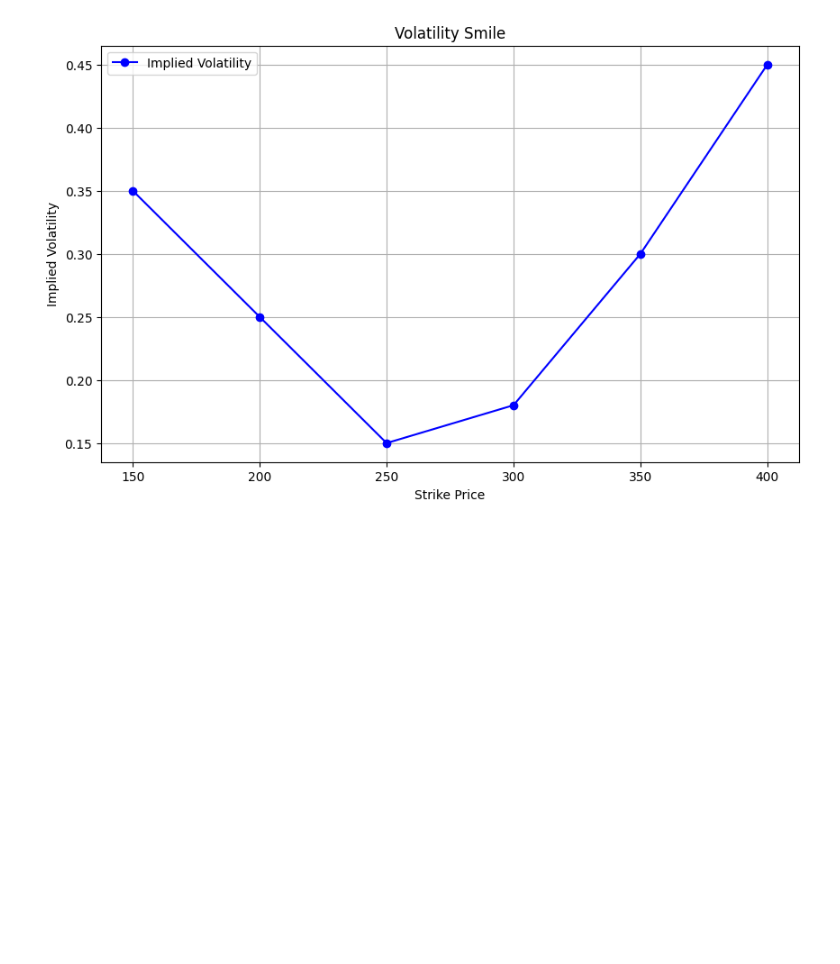
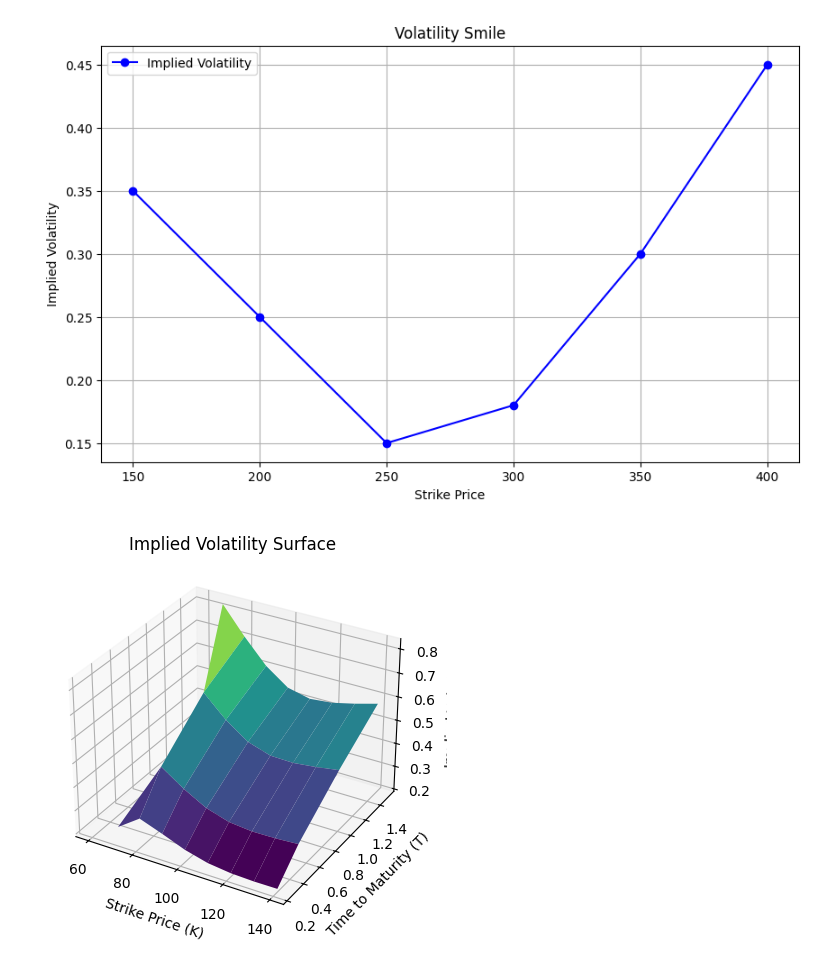
Before and after one commit to Alando-Kevin/computational-methods-in-finance, a Jupyter notebook: test.ipynb, the cells around one changed output. Drawn from its saved outputs; the diff is of its cells as text; code cells hidden in the pictures; blank space fills up the shorter version.

```diff
--- a/test.ipynb
+++ b/test.ipynb
@@ -72,3 +72,94 @@ plt.legend()
 plt.show()
 # %% [output]
 [figure]
+# %%
+import numpy as np
+import scipy.optimize as opt
+from scipy.stats import norm
+import matplotlib.pyplot as plt
+
+# Given data
+S = 100  # Current index price
+r = 0.03  # Interest rate
+strikes = np.array([60, 70, 80, 90, 100, 110, 120, 130, 140])
+maturities = np.array([0.25, 0.5, 1.0, 1.5])
+call_prices = np.array([
+    [40.2844, 42.4249, 50.8521, 59.1664],
+    [30.5281, 33.5355, 42.6656, 51.2181],
+    [21.0415, 24.9642, 34.4358, 42.9436],
+    [12.2459, 16.9652, 26.4453, 34.7890],
+    [5.2025, 10.1717, 19.4706, 27.8938],
+    [1.3448, 5.4318, 14.4225, 23.3305],
+    [0.2052, 2.7647, 11.2103, 20.7206],
+    [0.0216, 1.4204, 9.1497, 19.1828],
+    [0.0019, 0.7542, 7.7410, 18.1858]
+])
+
+# Black-Scholes Call Option Pricing Formula
+def black_scholes_call(S, K, T, r, sigma):
+    if sigma <= 0 or T <= 0:
+        return np.nan  # Return NaN for non-positive sigma or T
+
+    d1 = (np.log(S / K) + (r + 0.5 * sigma**2) * T) / (sigma * np.sqrt(T))
+    d2 = d1 - sigma * np.sqrt(T)
+    call_price = S * norm.cdf(d1) - K * np.exp(-r * T) * norm.cdf(d2)
+    return call_price
+
+# Vega function: derivative of call price with respect to volatility
+def vega(S, K, T, r, sigma):
+    if sigma <= 0 or T <= 0:
+        return np.nan  # Return NaN for non-positive sigma or T
+
+    d1 = (np.log(S / K) + (r + 0.5 * sigma**2) * T) / (sigma * np.sqrt(T))
+    vega = S * norm.pdf(d1) * np.sqrt(T)
+    return vega
+
+# Implied volatility using Newton-Raphson method
+def implied_volatility_newton(C_market, S, K, T, r, tol=1e-6, max_iter=100):
+    sigma = 0.2  # Initial guess for volatility
+    epsilon = 1e-8  # Small epsilon to prevent division by zero
+
+    for i in range(max_iter):
+        price = black_scholes_call(S, K, T, r, sigma)
+        vega_value = vega(S, K, T, r, sigma)
+
+        # Check for valid vega_value to avoid division by zero
+        if np.isnan(price) or np.isnan(vega_value) or vega_value < epsilon:
+            return np.nan
+
+        price_diff = price - C_market
+
+        # Update step
+        sigma_new = sigma - price_diff / vega_value
+
+        # Check for convergence
+        if abs(sigma_new - sigma) < tol:
+            return sigma_new
+
+        sigma = sigma_new
+
+    # If convergence not reached, return NaN
+    return np.nan
+
+# Compute implied volatilities using Newton-Raphson
+implied_vols = np.zeros(call_prices.shape)
+
+for i, K in enumerate(strikes):
+    for j, T in enumerate(maturities):
+        implied_vols[i, j] = implied_volatility_newton(call_prices[i, j], S, K, T, r)
+
+# Plotting the volatility surface without interpolation
+K_grid, T_grid = np.meshgrid(strikes, maturities)
+
+fig = plt.figure()
+ax = fig.add_subplot(111, projection='3d')
+
+ax.plot_surface(K_grid, T_grid, implied_vols.T, cmap='viridis')
+ax.set_xlabel('Strike Price (K)')
+ax.set_ylabel('Time to Maturity (T)')
+ax.set_zlabel('Implied Volatility')
+ax.set_title('Implied Volatility Surface')
+
+plt.show()
+# %% [output]
+[figure, added]
```
Also changed, not shown: 1 other file.
